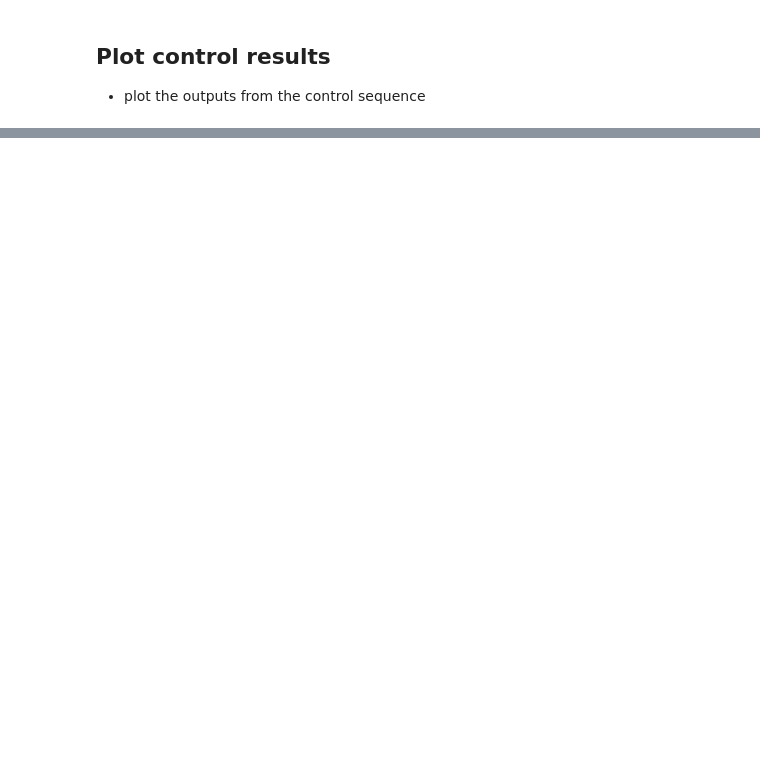
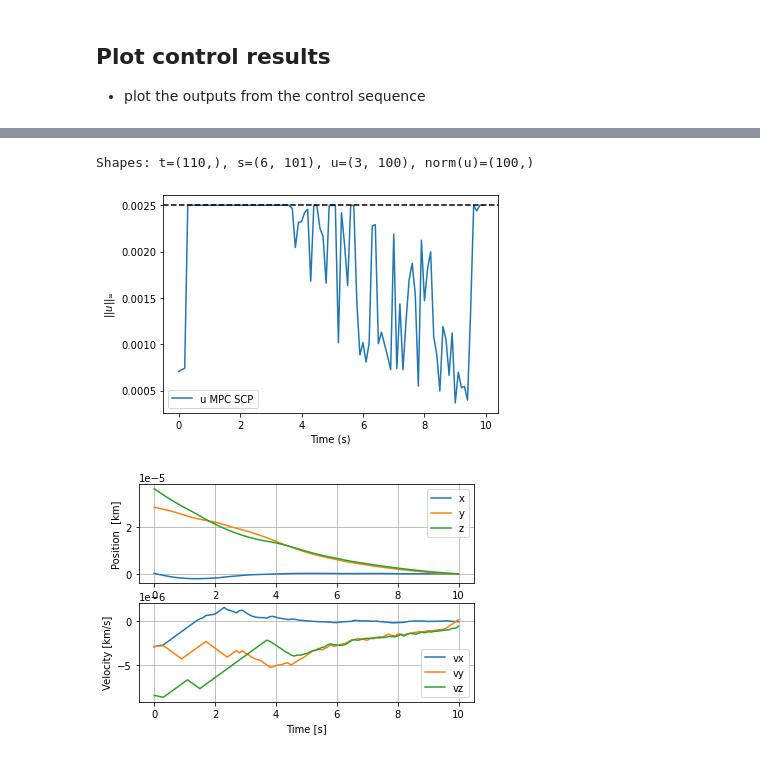
Before and after one commit to kdricemt/AA203_FinalProject, a Jupyter notebook: test_scipy_opt_control.ipynb, the cells around one changed output, grey strips where cells are left out. Saved outputs shown, nothing was run; the diff lists cells and outputs as text; code cells hidden in the pictures; blank space fills up the shorter version.

Commit message:
MPC with scipy optimize

```diff
--- a/test_scipy_opt_control.ipynb
+++ b/test_scipy_opt_control.ipynb
@@ -243,0 +199,17 @@ ct.plot_control_trajectory2(s_optimal, s_init)
+# %%
+## Test MPC
+P_outer = 1e10 * np.eye(6)                    # terminal state cost matrix
+Q_outer = 1e7 * np.eye(6)                    # state cost matrix
+rho_outer = 1.                               # trust region parameter
+u_max_outer = u_max                  # control effort bound
+tol = 5e-1                           # convergence tolerance
+max_iters = 10                       # maximum number of scipy optimize
+u_dim_outer = 3
+
+N_total_mpc = Nsteps
+t_last_mpc = N_total_mpc * dt
+N_horizon_mpc = 10
+
+t_mpc, s_mpc, u_mpc = ct.run_MPC_with_scipy(state_init, t_last_mpc, N_horizon_mpc,
+                                            P_outer, Q_outer, u_max, rho_outer,
+                                            tol, max_iters, u_dim_outer, dt, fd_relative_4T)
@@ -243,0 +234,7 @@ ct.plot_control_trajectory2(s_optimal, s_init)
+# %%
+## Plot MPC Result
+ct.plot_mpc_control(t_mpc, s_mpc, u_mpc, u_max)
+# %% [output]
+Shapes: t=(110,), s=(6, 101), u=(3, 100), norm(u)=(100,)
+[figure, added]
+[figure, added]
```
Also changed, not shown: parts of 10 cells of this notebook, 1 other file.
